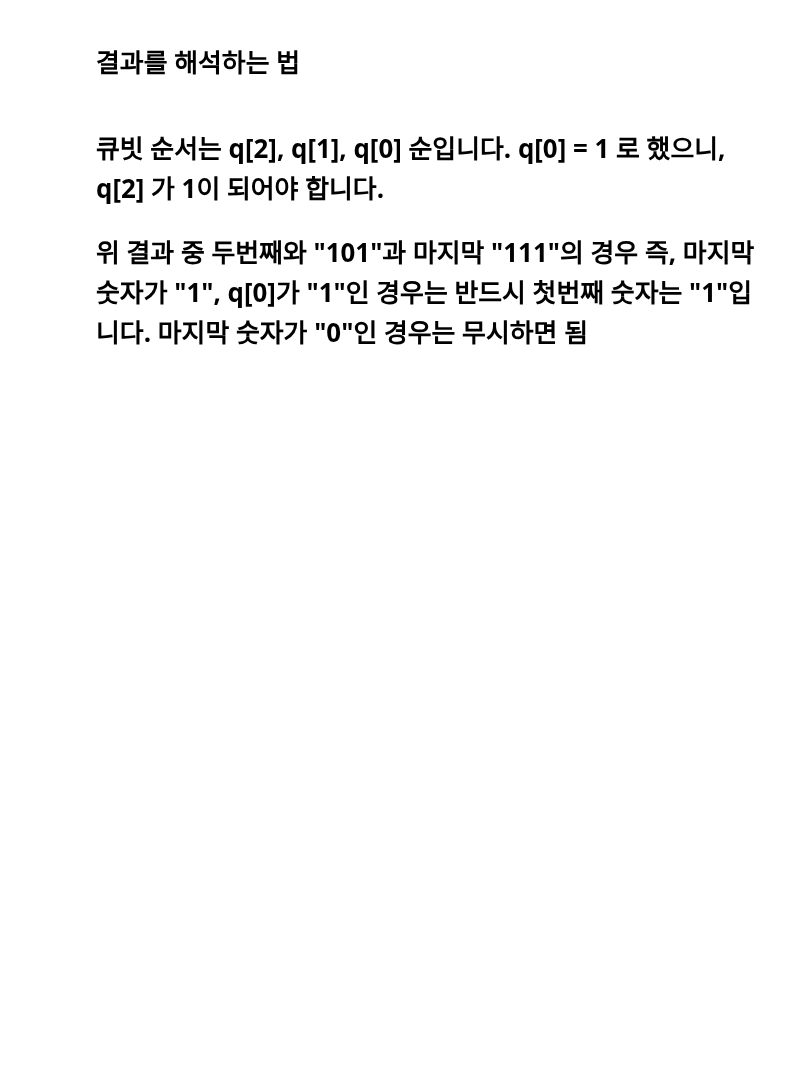
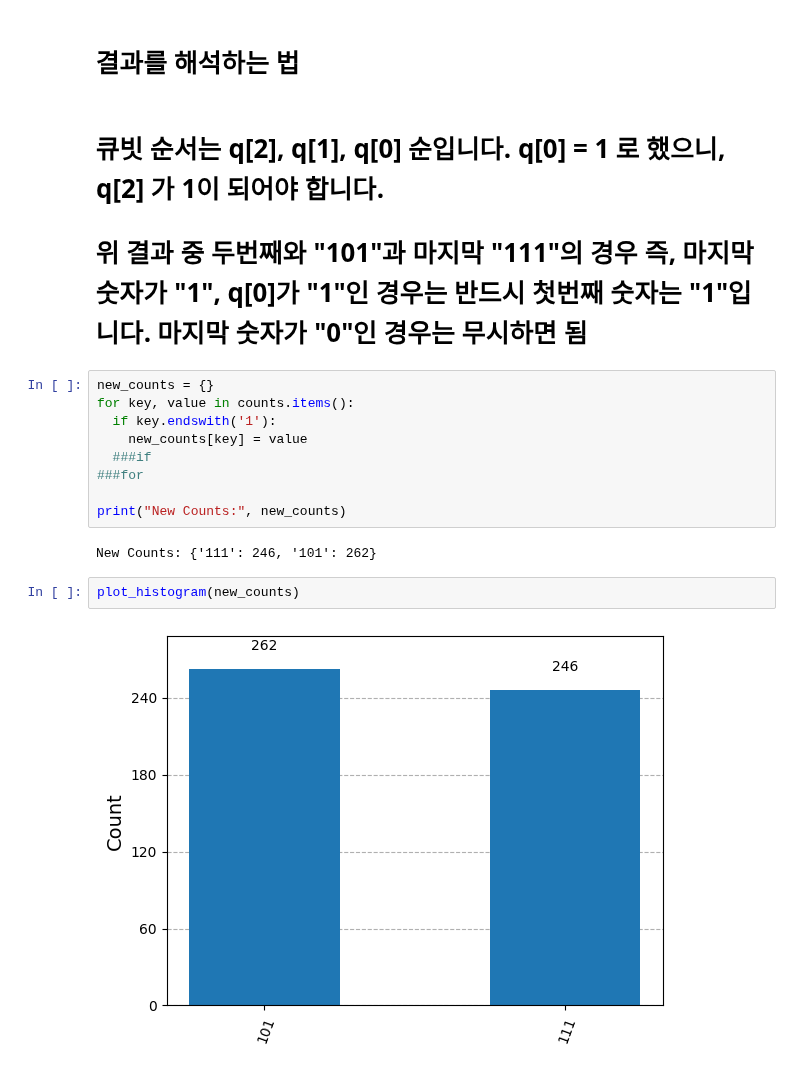
Before and after one commit to mkbahk/QuantumComputing, a Jupyter notebook: QuantumToyAlgorithm_QuantumTeleportation_10__mkbahk_20250318.ipynb, the cells around one changed output. Drawn from its saved outputs; the diff is of its cells as text; blank space fills up the shorter version.

```diff
--- a/QuantumToyAlgorithm_QuantumTeleportation_10__mkbahk_20250318.ipynb
+++ b/QuantumToyAlgorithm_QuantumTeleportation_10__mkbahk_20250318.ipynb
@@ -114,3 +122,18 @@ Counts: {'001': 270, '000': 235, '010': 256, '011': 263}
 # %% [markdown]
 # 큐빗 순서는 q[2], q[1], q[0] 순입니다. q[0] = 1 로 했으니, q[2] 가 1이 되어야 합니다.
 # 위 결과 중 두번째와 "101"과 마지막 "111"의 경우  즉, 마지막 숫자가 "1", q[0]가 "1"인 경우는 반드시 첫번째 숫자는 "1"입니다. 마지막 숫자가 "0"인 경우는 무시하면 됨
+# %%
+new_counts = {}
+for key, value in counts.items():
+  if key.endswith('1'):
+    new_counts[key] = value
+  ###if
+###for
+
+print("New Counts:", new_counts)
+# %% [output]
+New Counts: {'111': 246, '101': 262}
+# %%
+plot_histogram(new_counts)
+# %% [output]
+[figure, added]
```
Also changed, not shown: parts of 5 cells of this notebook.
